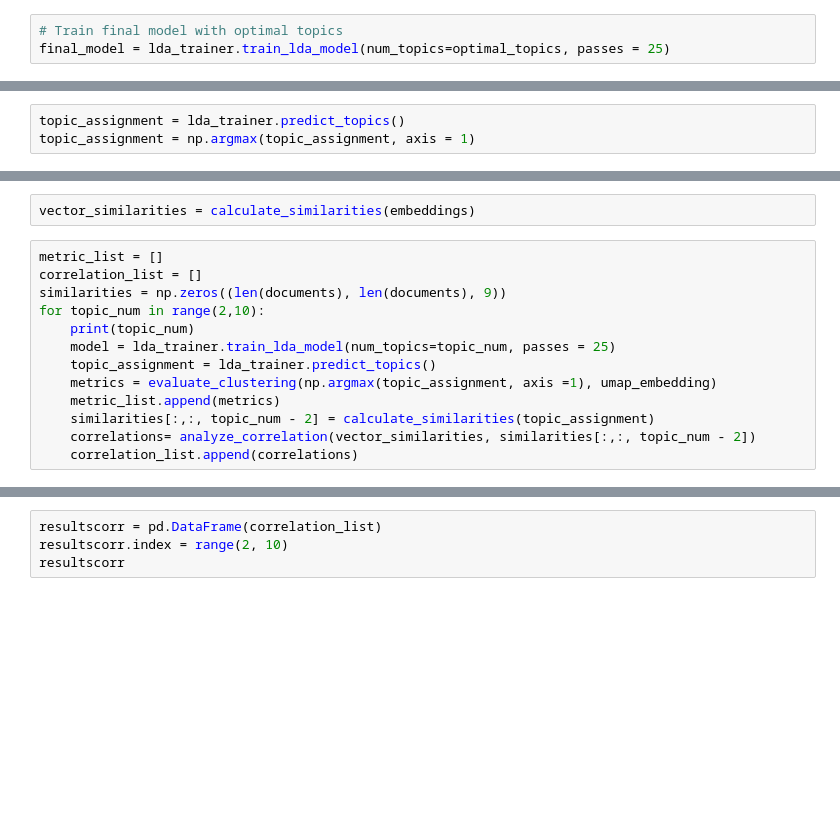
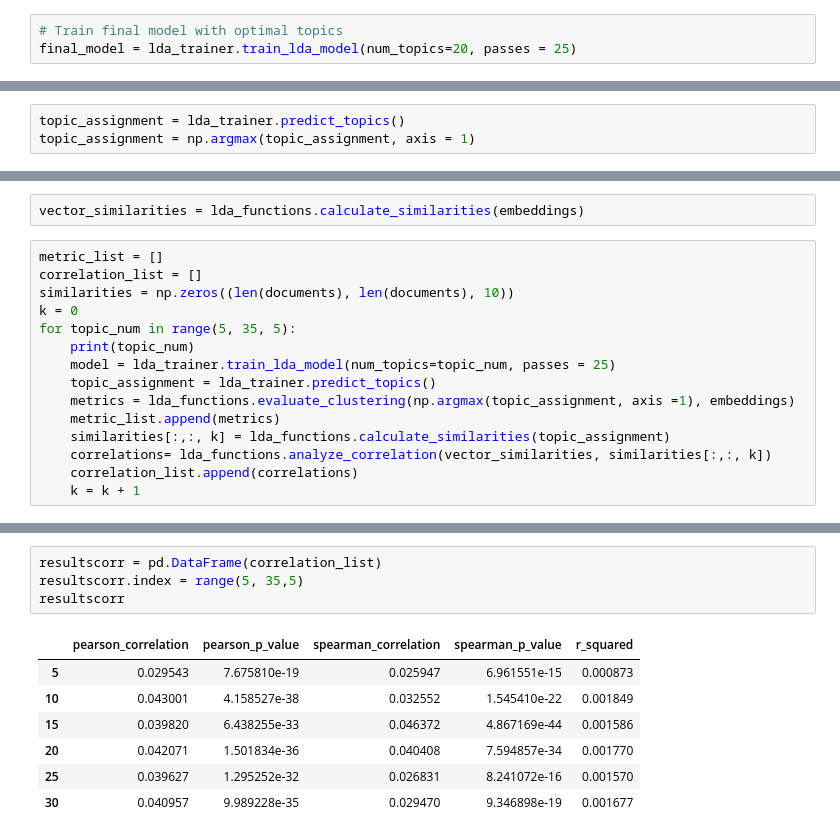
Before and after one commit to MehakArora/NLP, a Jupyter notebook: LDA_BERT/news20.ipynb, the cells around one changed output, grey strips where cells are left out. Saved outputs shown, nothing was run; the diff lists cells and outputs as text; blank space fills up the shorter version.

```diff
--- a/LDA_BERT/news20.ipynb
+++ b/LDA_BERT/news20.ipynb
@@ -52,3 +63,3 @@ print(f"Optimal number of topics: {optimal_topics}")
 # %%
 # Train final model with optimal topics
-final_model = lda_trainer.train_lda_model(num_topics=optimal_topics, passes = 25)
+final_model = lda_trainer.train_lda_model(num_topics=20, passes = 25)
@@ -69,15 +103,17 @@ plt.show()
 # %%
-vector_similarities = calculate_similarities(embeddings)
+vector_similarities = lda_functions.calculate_similarities(embeddings)
 # %%
 metric_list = []
 correlation_list = []
-similarities = np.zeros((len(documents), len(documents), 9))
-for topic_num in range(2,10):
+similarities = np.zeros((len(documents), len(documents), 10))
+k = 0
+for topic_num in range(5, 35, 5):
     print(topic_num)
     model = lda_trainer.train_lda_model(num_topics=topic_num, passes = 25)
     topic_assignment = lda_trainer.predict_topics()
-    metrics = evaluate_clustering(np.argmax(topic_assignment, axis =1), umap_embedding)
+    metrics = lda_functions.evaluate_clustering(np.argmax(topic_assignment, axis =1), embeddings)
     metric_list.append(metrics)
-    similarities[:,:, topic_num - 2] = calculate_similarities(topic_assignment)
-    correlations= analyze_correlation(vector_similarities, similarities[:,:, topic_num - 2])
+    similarities[:,:, k] = lda_functions.calculate_similarities(topic_assignment)
+    correlations= lda_functions.analyze_correlation(vector_similarities, similarities[:,:, k])
     correlation_list.append(correlations)
+    k = k + 1
@@ -88,7 +245,15 @@ results
 # %%
 resultscorr = pd.DataFrame(correlation_list)
-resultscorr.index = range(2, 10)
+resultscorr.index = range(5, 35,5)
 resultscorr
+# %% [output]
+|  | pearson_correlation | pearson_p_value | spearman_correlation | spearman_p_value | r_squared |
+| 5 | 0.029543 | 7.675810e-19 | 0.025947 | 6.961551e-15 | 0.000873 |
+| 10 | 0.043001 | 4.158527e-38 | 0.032552 | 1.545410e-22 | 0.001849 |
+| 15 | 0.039820 | 6.438255e-33 | 0.046372 | 4.867169e-44 | 0.001586 |
+| 20 | 0.042071 | 1.501834e-36 | 0.040408 | 7.594857e-34 | 0.001770 |
+| 25 | 0.039627 | 1.295252e-32 | 0.026831 | 8.241072e-16 | 0.001570 |
+| 30 | 0.040957 | 9.989228e-35 | 0.029470 | 9.346898e-19 | 0.001677 |
 # %%
 # Plot performance metrics
 plt.figure(figsize=(15, 5))
```
Also changed, not shown: parts of 16 cells of this notebook, 1 other file.
